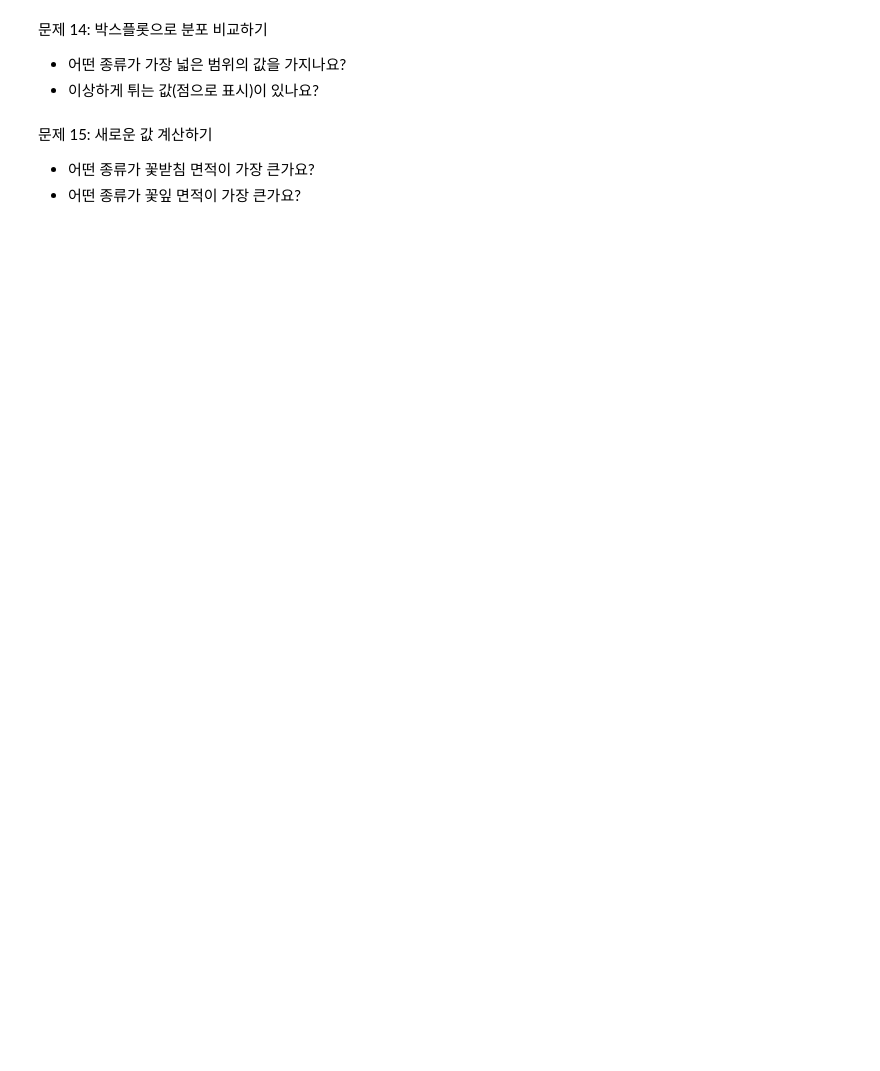
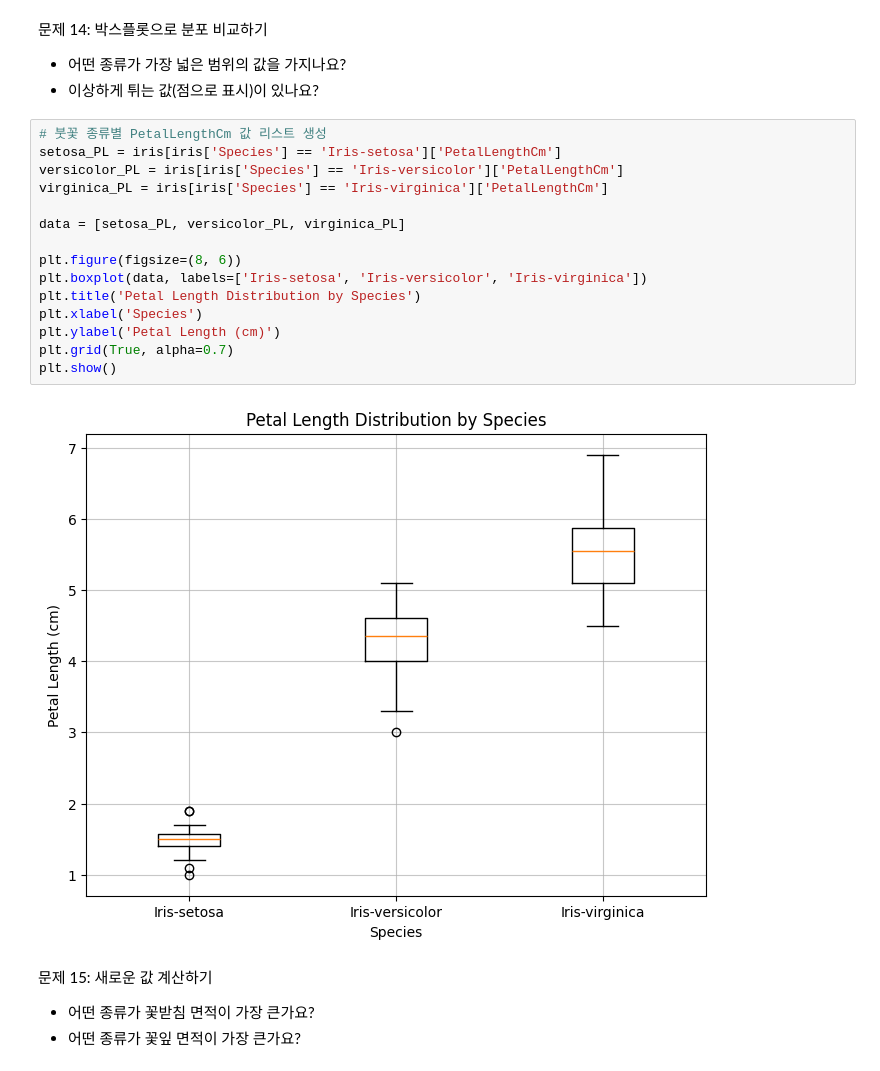
Before and after one commit to Yuri814/AIpython, a Jupyter notebook: 250523.ipynb, the cells around one changed output. Saved outputs shown, nothing was run; the diff lists cells and outputs as text; blank space fills up the shorter version.

Commit message:
Iris Data Practice

```diff
--- a/250523.ipynb
+++ b/250523.ipynb
@@ -211,6 +225,23 @@ Iris-virginica           6.588         2.026
 문제 14: 박스플롯으로 분포 비교하기
 - 어떤 종류가 가장 넓은 범위의 값을 가지나요?
 - 이상하게 튀는 값(점으로 표시)이 있나요?
+# %%
+# 붓꽃 종류별 PetalLengthCm 값 리스트 생성
+setosa_PL = iris[iris['Species'] == 'Iris-setosa']['PetalLengthCm']
+versicolor_PL = iris[iris['Species'] == 'Iris-versicolor']['PetalLengthCm']
+virginica_PL = iris[iris['Species'] == 'Iris-virginica']['PetalLengthCm']
+
+data = [setosa_PL, versicolor_PL, virginica_PL]
+
+plt.figure(figsize=(8, 6))
+plt.boxplot(data, labels=['Iris-setosa', 'Iris-versicolor', 'Iris-virginica'])
+plt.title('Petal Length Distribution by Species')
+plt.xlabel('Species')
+plt.ylabel('Petal Length (cm)')
+plt.grid(True, alpha=0.7)
+plt.show()
+# %% [output]
+[figure, added]
 # %% [markdown]
 문제 15: 새로운 값 계산하기
 - 어떤 종류가 꽃받침 면적이 가장 큰가요?
```
Also changed, not shown: parts of 4 cells of this notebook.
